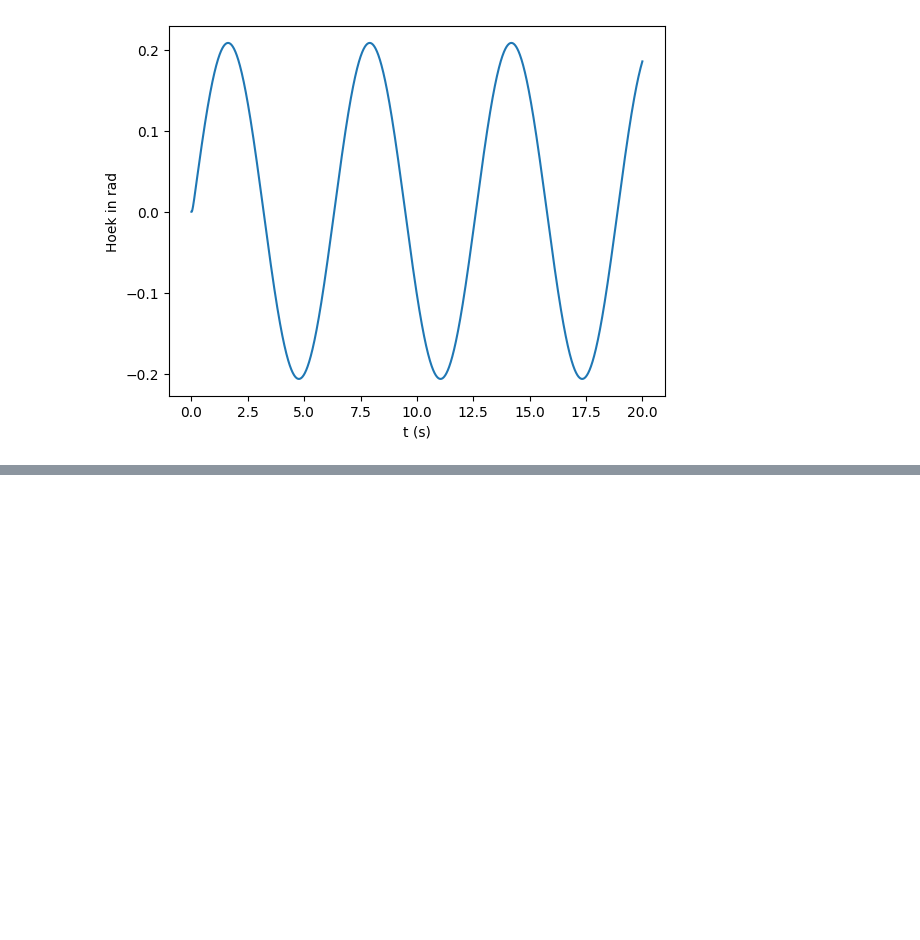
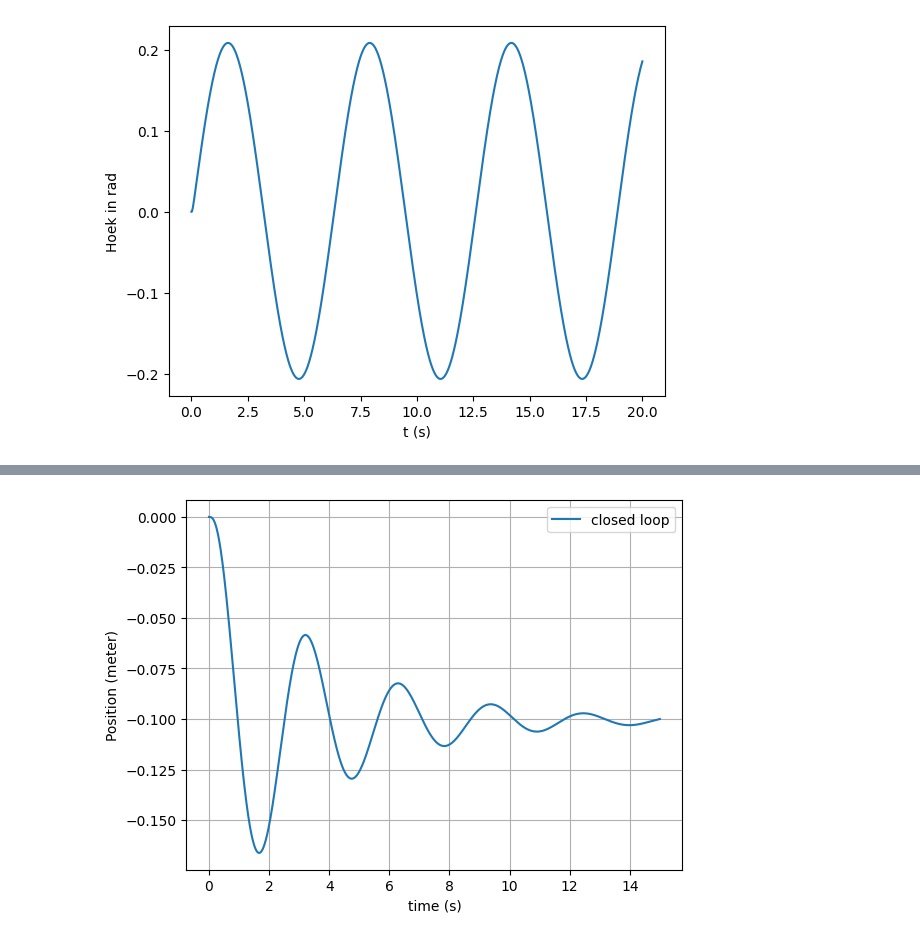
Before and after one commit to TijnAltenaAO/PID, a Jupyter notebook: Tijddomein Ballbeam.ipynb, the cells around one changed output, grey strips where cells are left out. Cells and saved outputs as stored; diff of their text form; code cells hidden in the pictures; blank space fills up the shorter version.

```diff
--- a/Tijddomein Ballbeam.ipynb
+++ b/Tijddomein Ballbeam.ipynb
@@ -155,0 +173,79 @@ plt.show()
+# %%
+import array
+import control as ctl
+import numpy as np
+from control import *
+import matplotlib.pyplot as plt
+
+g = 9.81
+d = 0.0375
+L = 0.1725
+b = 0.01 # changes things significantly
+m = 0.05 # weight of ball
+R = 0.02
+
+s = ctl.TransferFunction.s
+
+K = 4.4
+T = 0.8
+
+Kp = 0.3
+Ki = 0
+Kd = 5
+H_pid = Kp + Ki/s + Kd*s
+
+num = [(5/7)*g*(d / L)]
+den = [1, (5/7)*(b / (R*m)), 0]
+
+H_sys = tf(num, den)
+
+integrator = 1/s
+H_motorspeed = (K/(s+(1/T)))
+H_motorposition = integrator * H_motorspeed
+
+H_openloop = H_sys*H_motorposition
+H_total = H_sys*H_motorposition*H_pid
+
+
+H_closedloop = feedback(H_total, 1)
+
+print('closedloop tf= ', H_closedloop)
+print('note no zero!')
+print('openloop tf= ', H_openloop)
+print('note the zero!')
+
+t = np.linspace(0, 15, 1000)
+
+setpoint = -0.1
+
+r = np.ones_like(t) * setpoint # give array of 30 times[setpoint] anere naam geven!!
+
+t, y = forced_response(H_closedloop, T = t, U = r)
+t2, y2 = forced_response(H_total, T = t, U = r)
+
+plt.figure()
+plt.plot(t,y, label='closed loop')
+plt.grid()
+plt.xlabel('time (s)')
+plt.ylabel('Position (meter)')
+plt.legend()
+
+plt.figure()
+plt.plot(t2,y2, label='open loop')
+plt.grid()
+plt.xlabel('time (s)')
+plt.ylabel('Position (meter)')
+plt.legend()
+
+plt.figure()
+pole_zero_plot(H_closedloop)
+
+plt.figure()
+pole_zero_plot(H_openloop)
+
+plt.figure()
+bode_plot(H_closedloop, Hz = False)
+
+plt.figure()
+bode_plot(H_openloop, Hz = False)
+# %% [output]
@@ -155,0 +267 @@ plt.show()
+[figure, added]
```
Also changed, not shown: parts of 3 cells of this notebook.
